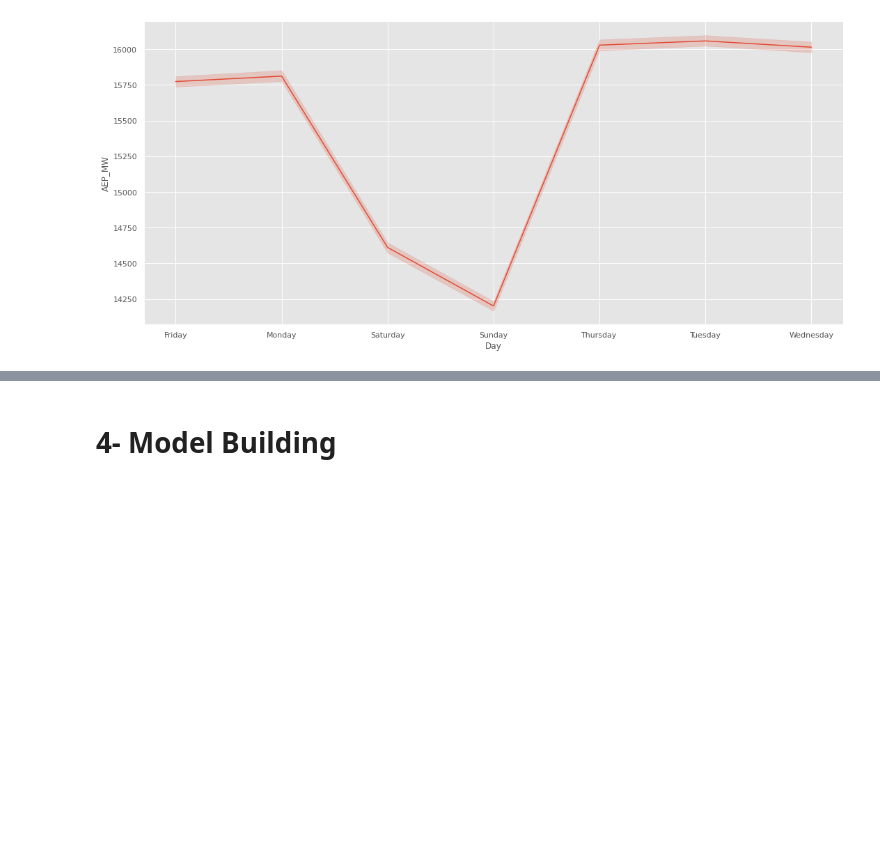
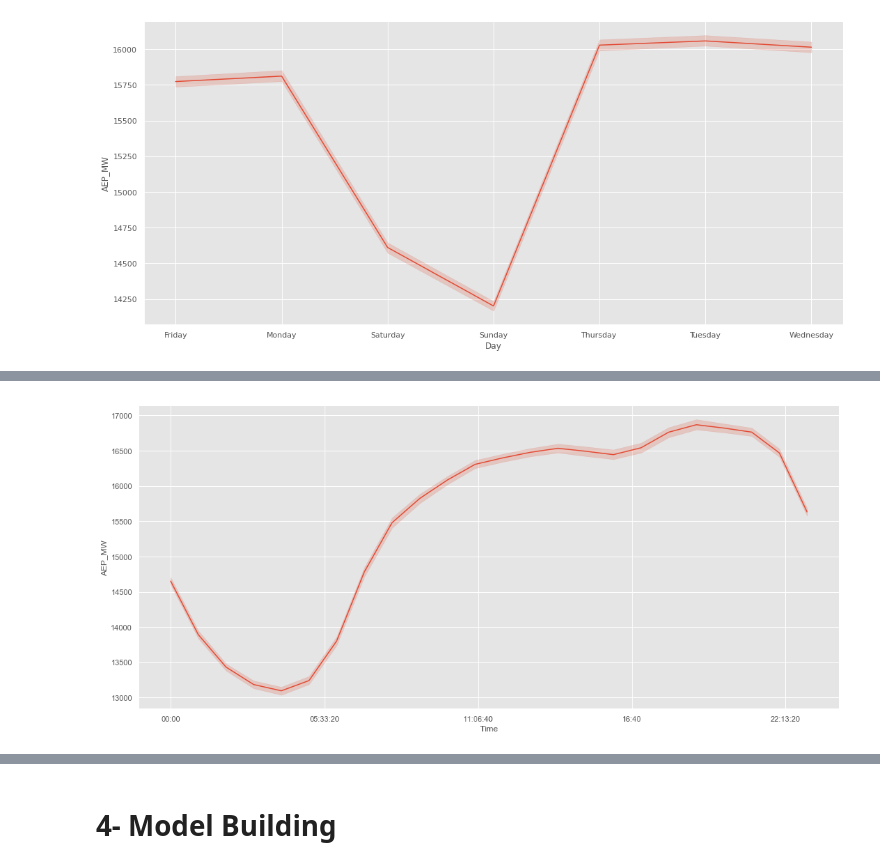
Before and after one commit to HassanSherwani/Kaggle_Challenges, a Jupyter notebook: Prediction_energy_consumption/Energy_Consumption.ipynb, the cells around one changed output, grey strips where cells are left out. Drawn from its saved outputs; the diff is of its cells as text; code cells hidden in the pictures; blank space fills up the shorter version.

```diff
--- a/Prediction_energy_consumption/Energy_Consumption.ipynb
+++ b/Prediction_energy_consumption/Energy_Consumption.ipynb
@@ -209,0 +262,4 @@ ax = sns.lineplot(x="Day", y="AEP_MW", data=df)
+# %%
+ax = sns.lineplot(x="Time", y="AEP_MW", data=df)
+# %% [output]
+[figure, added]
```
Also changed, not shown: parts of 27 cells of this notebook.
